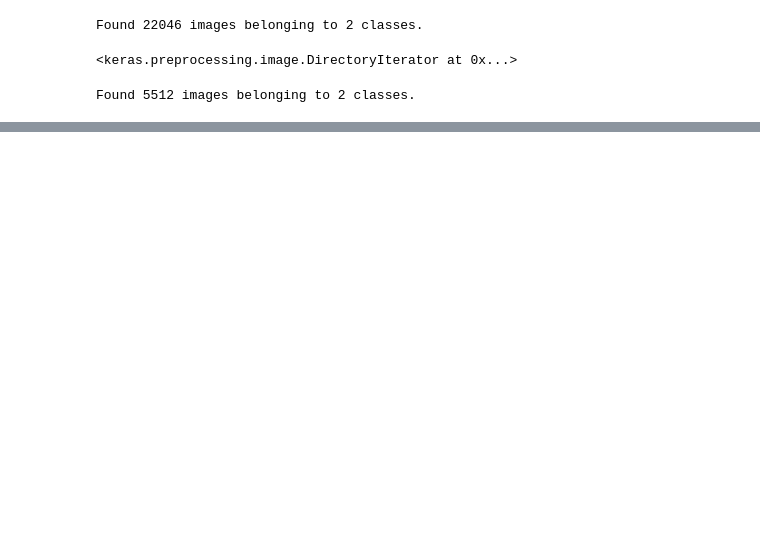
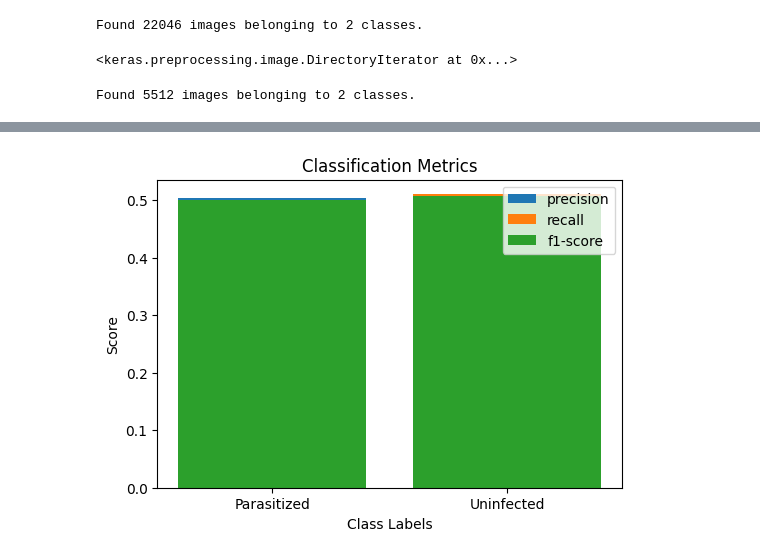
Before and after one commit to Vivekkumar-sri/malaria-cnn, a Jupyter notebook: CNN And Transfer LEarning.ipynb, the cells around one changed output, grey strips where cells are left out. Saved outputs shown, nothing was run; the diff lists cells and outputs as text; code cells hidden in the pictures; blank space fills up the shorter version.

```diff
--- a/CNN And Transfer LEarning.ipynb
+++ b/CNN And Transfer LEarning.ipynb
@@ -223,3 +303,23 @@ plt.savefig('AccVal_acc')
+# %%
+report = classification_report(true_classes, predicted_classes, target_names=class_labels, output_dict=True)
+
+# Extract metrics for plotting
+metrics = ['precision', 'recall', 'f1-score']
+classes = list(report.keys())[:-3]  # Exclude 'micro avg', 'macro avg', 'weighted avg'
+
+# Plot metrics for each class
+plt.figure(figsize=(6, 4))
+for metric in metrics:
+    values = [report[class_label][metric] for class_label in classes]
+    plt.bar(classes, values, label=metric)
+
+plt.xlabel('Class Labels')
+plt.ylabel('Score')
+plt.title('Classification Metrics')
+plt.legend()
+plt.show()
+# %% [output]
+[figure, added]
 # %%
 # save it as a h5 file
 
```
Also changed, not shown: parts of 34 cells of this notebook.
